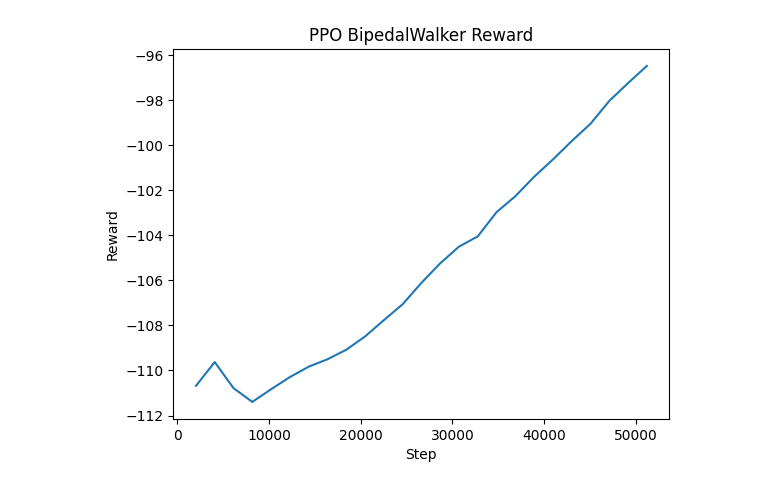
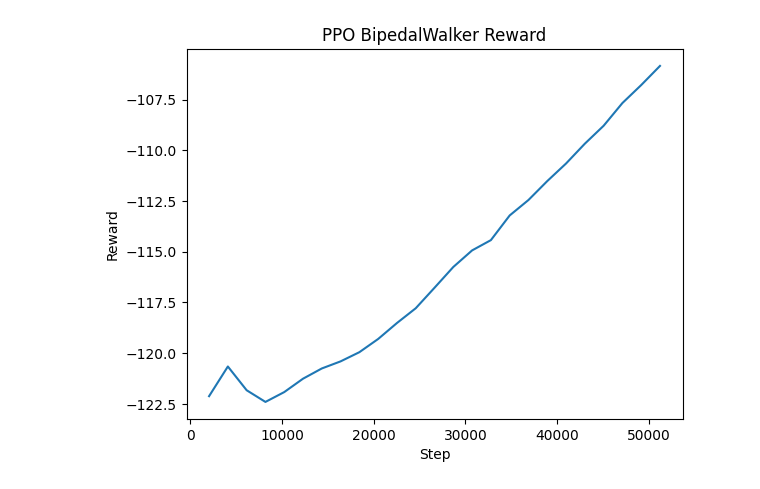
Before and after one commit to razogarz/AnalizaDanychCyfrowych, a Jupyter notebook: lab05/lab05.ipynb, the cells around one changed output. Drawn from its saved outputs; the diff is of its cells as text; code cells hidden in the pictures.

```diff
--- a/lab05/lab05.ipynb
+++ b/lab05/lab05.ipynb
@@ -1,19 +1,3 @@
 # %%
 from tbparse import SummaryReader
 import matplotlib.pyplot as plt
-# %%
-log_dir = "./a2c_bipedalwalker_tensorboard/"
-
-ppo_results = []
-
-for i in range(1, 11):
-    reader = SummaryReader(log_dir + f'PPO_{i}')
-    ppo_results.append(reader.scalars)
-
-ppo_summed = ppo_results[0]
-
-for i in range(1,10):
-    ppo_summed['value'] = ppo_summed['value'] + ppo_results[i]['value']
-
-ppo_summed['value'] = ppo_summed['value'] / 10
-print(ppo_summed)
@@ -34,0 +12,9 @@ print(ppo_summed)
+# %%
+# average the results
+ppo_summed = ppo_results[0]
+
+for i in range(0,10):
+    ppo_summed['value'] = ppo_summed['value'] + ppo_results[i]['value']
+
+ppo_summed['value'] = ppo_summed['value'] / 10
+print(ppo_summed)
@@ -35,12 +36,12 @@ print(ppo_summed)
 # %%
-ppo_reward = ppo_summed
-ppo_reward = ppo_reward[ppo_reward['tag'] == 'rollout/ep_rew_mean']
+# Average reward
+ppo_reward = ppo_summed[ppo_summed['tag'] == 'rollout/ep_rew_mean']
 
 # draw the plot
 plt.plot(ppo_reward['step'], ppo_reward['value'])
 plt.title('PPO BipedalWalker Reward')
 plt.xlabel('Step')
 plt.ylabel('Reward')
 plt.show()
 # %% [output]
-[figure, old version]
+[figure, new version]
```
Also changed, not shown: parts of 5 cells of this notebook, 2 other files.
